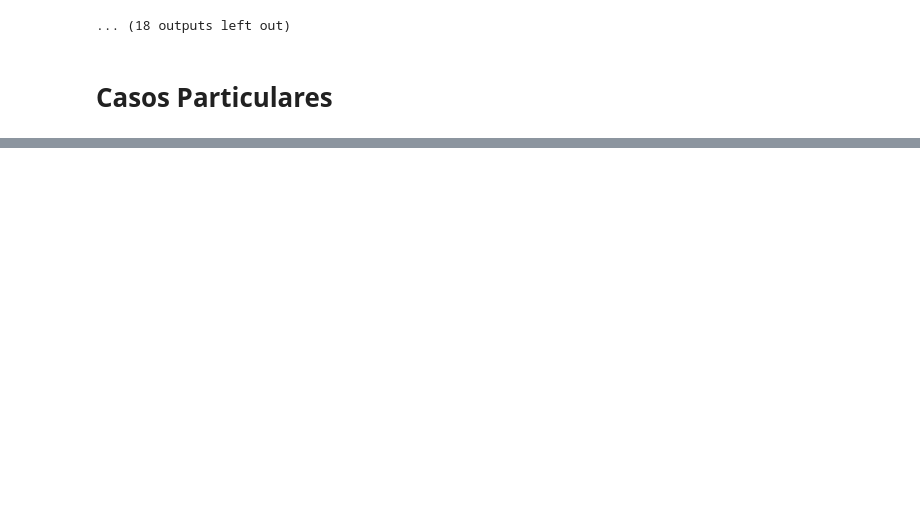
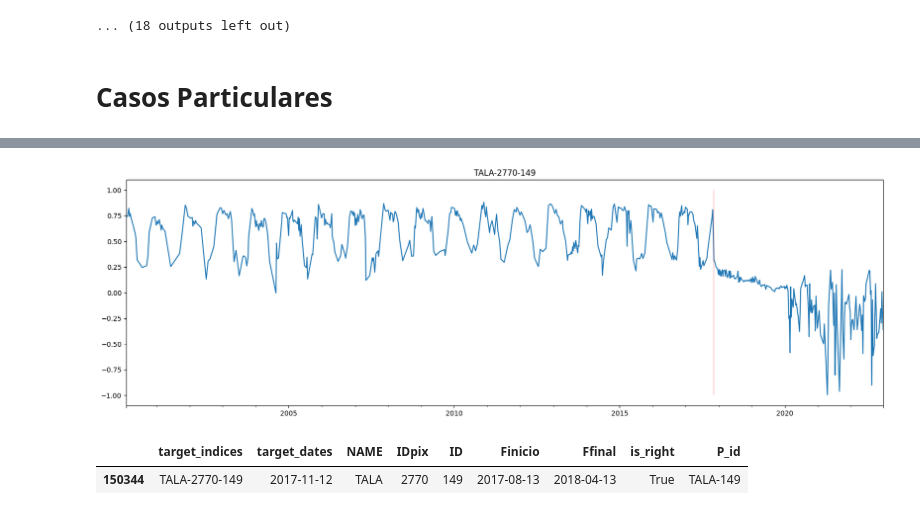
Before and after one commit to datacubeR/samsara, a Jupyter notebook: samsara/04-DeepAnt-analysis.ipynb, the cells around one changed output, grey strips where cells are left out. Drawn from its saved outputs; the diff is of its cells as text; code cells hidden in the pictures; blank space fills up the shorter version.

```diff
--- a/samsara/04-DeepAnt-analysis.ipynb
+++ b/samsara/04-DeepAnt-analysis.ipynb
@@ -175,6 +215,12 @@ show_pred_info(df_dict, anomalies_df, target_indices="SEQUIA-2415-267")
 | 135290 | SEQUIA-2415-267 | 2022-05-22 | SEQUIA | 2415 | 267 | 2006-02-27 | 2022-10-21 | True | SEQUIA-267 |
 | 138610 | SEQUIA-2415-267 | 2022-07-31 | SEQUIA | 2415 | 267 | 2006-02-27 | 2022-10-21 | True | SEQUIA-267 |
 | 141529 | SEQUIA-2415-267 | 2022-09-04 | SEQUIA | 2415 | 267 | 2006-02-27 | 2022-10-21 | True | SEQUIA-267 |
+# %%
+show_pred_info(df_dict, anomalies_df, target_indices="TALA-2770-149", is_right=True)
+# %% [output]
+[figure, added]
+|  | target_indices | target_dates | NAME | IDpix | ID | Finicio | Ffinal | is_right | P_id |
+| 150344 | TALA-2770-149 | 2017-11-12 | TALA | 2770 | 149 | 2017-08-13 | 2018-04-13 | True | TALA-149 |
 # %%
 show_pred_info(df_dict, anomalies_df, target_indices="TALA-2770-149", is_right=False)
 # %% [output]
```
Also changed, not shown: parts of 13 cells of this notebook, 3 other files.
